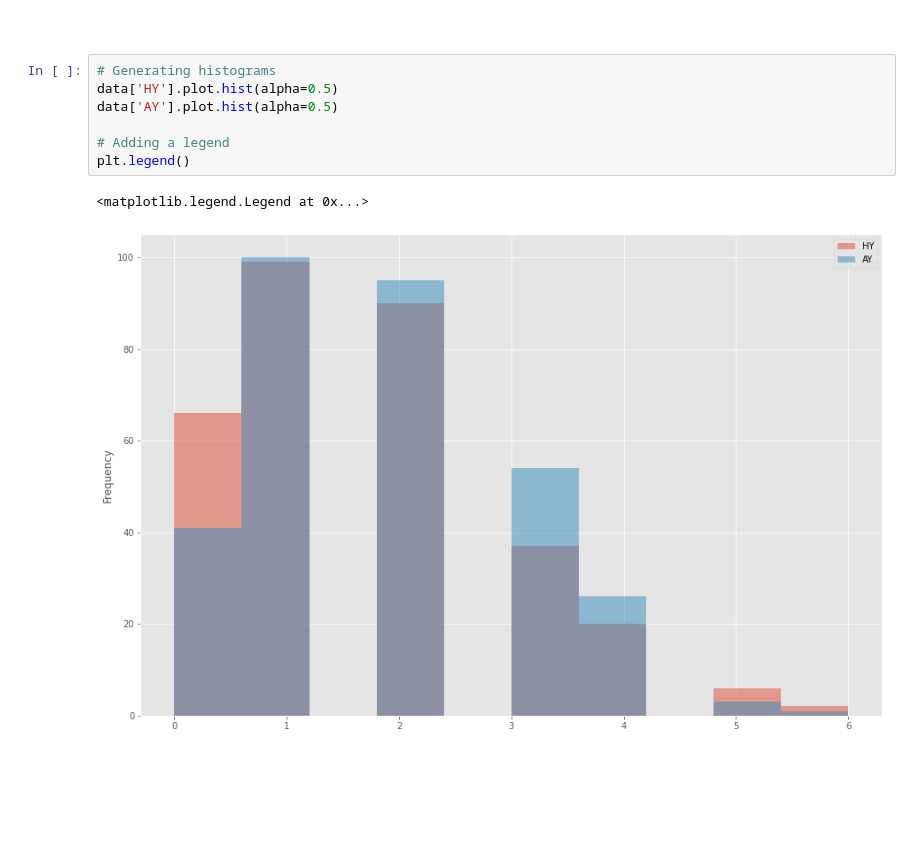
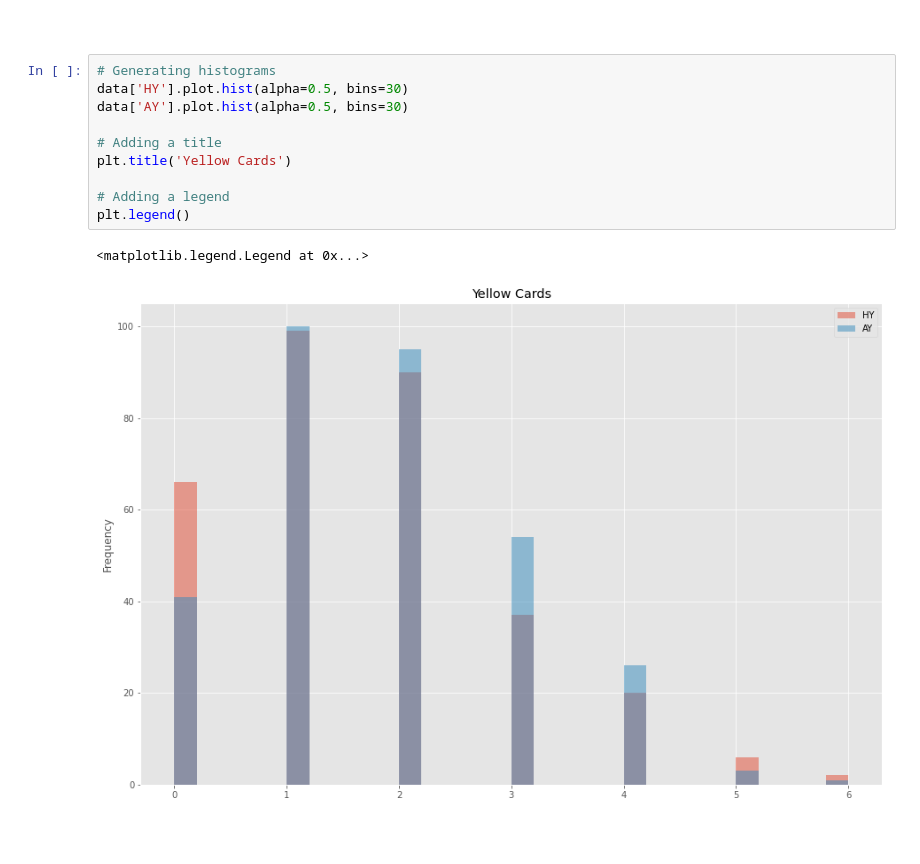
Before and after one commit to kmcd14/ProgrammingDA-project, a Jupyter notebook: data_sim.ipynb, the cells around one changed output. Saved outputs shown, nothing was run; the diff lists cells and outputs as text; blank space fills up the shorter version.

```diff
--- a/data_sim.ipynb
+++ b/data_sim.ipynb
@@ -652,14 +687,17 @@ data['AC'].mean()
 <br>
 # %%
 # Generating histograms
-data['HY'].plot.hist(alpha=0.5)
-data['AY'].plot.hist(alpha=0.5)
+data['HY'].plot.hist(alpha=0.5, bins=30)
+data['AY'].plot.hist(alpha=0.5, bins=30)
+
+# Adding a title
+plt.title('Yellow Cards')
 
 # Adding a legend
 plt.legend()
 # %% [output]
 <matplotlib.legend.Legend at 0x...>
-[figure, old version]
+[figure, new version]
 # %% [markdown]
 <br>
 # %% [markdown]
```
Also changed, not shown: parts of 8 cells of this notebook.
